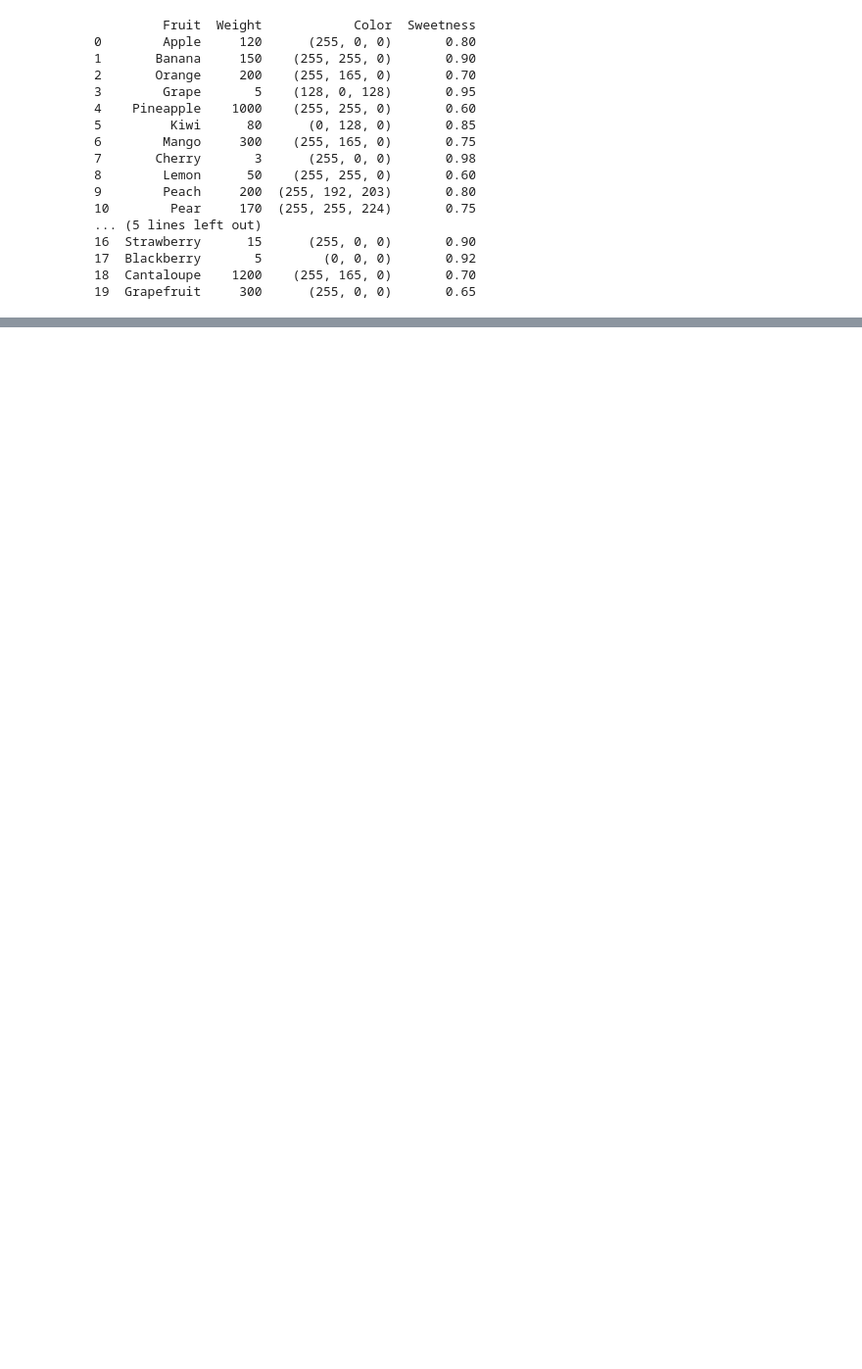
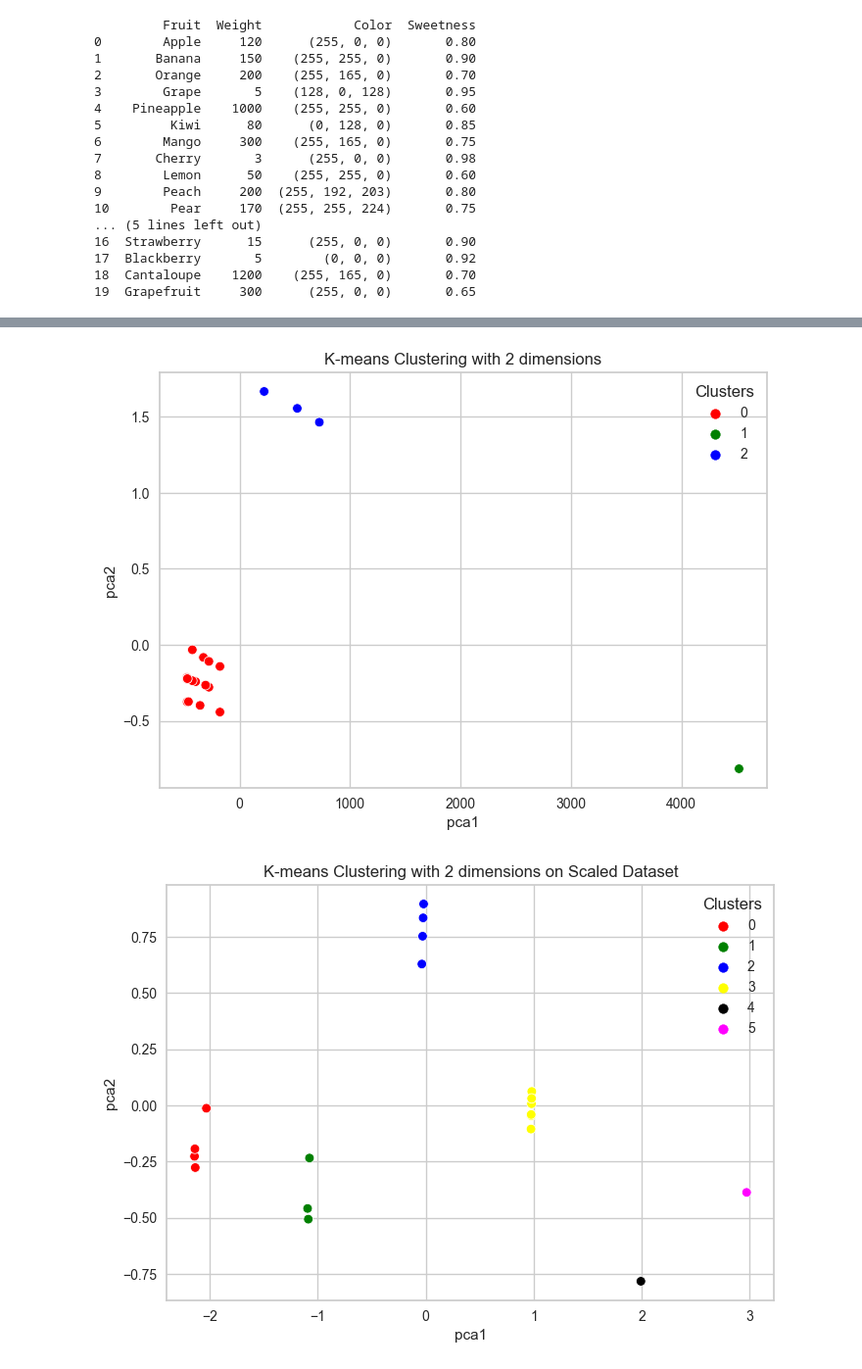
Before and after one commit to kalogeropo/data_mining_2023, a Jupyter notebook: data_minining_27_3_simple_clustering/data_mining_28_3_2023.ipynb, the cells around one changed output, grey strips where cells are left out. Shown: that part at 98% size. Saved outputs shown, nothing was run; the diff lists cells and outputs as text; code cells hidden in the pictures; blank space fills up the shorter version.

```diff
--- a/data_minining_27_3_simple_clustering/data_mining_28_3_2023.ipynb
+++ b/data_minining_27_3_simple_clustering/data_mining_28_3_2023.ipynb
@@ -182,0 +238,43 @@ sil_vis.show()
+# %%
+from sklearn.decomposition import PCA
+import seaborn as sns
+#print(fruits_one_hoted)
+colors = ['red', 'green', 'blue','yellow','black','magenta']
+
+cols = fruits_one_hoted.columns
+
+
+kmeans = KMeans(n_clusters=3,n_init=10)
+fruits_one_hoted["Clusters"] = kmeans.fit_predict(fruits_one_hoted)
+
+
+#print(fruits_one_hoted)
+
+pca_num_components = 2
+
+reduced_data = PCA(n_components=pca_num_components).fit_transform(fruits_one_hoted)
+results = pd.DataFrame(reduced_data,columns=['pca1','pca2'])
+
+sns.scatterplot(x="pca1", y="pca2", hue=fruits_one_hoted['Clusters'], data=results,palette=colors)
+plt.title('K-means Clustering with 2 dimensions')
+plt.show()
+
+
+fruits_scaled = pd.DataFrame(fruits_scaled,columns=cols)
+
+#print(fruits_scaled)
+
+kmeans = KMeans(n_clusters=6,n_init=10)
+fruits_scaled["Clusters"] = kmeans.fit_predict(fruits_scaled)
+
+pca_num_components = 2
+
+reduced_data = PCA(n_components=pca_num_components).fit_transform(fruits_scaled)
+results = pd.DataFrame(reduced_data,columns=['pca1','pca2'])
+
+sns.scatterplot(x="pca1", y="pca2", hue=fruits_scaled['Clusters'], data=results,palette=colors)
+plt.title('K-means Clustering with 2 dimensions on Scaled Dataset')
+plt.show()
+# %% [output]
+[figure, added]
+[figure, added]
```
Also changed, not shown: parts of 13 cells of this notebook.
